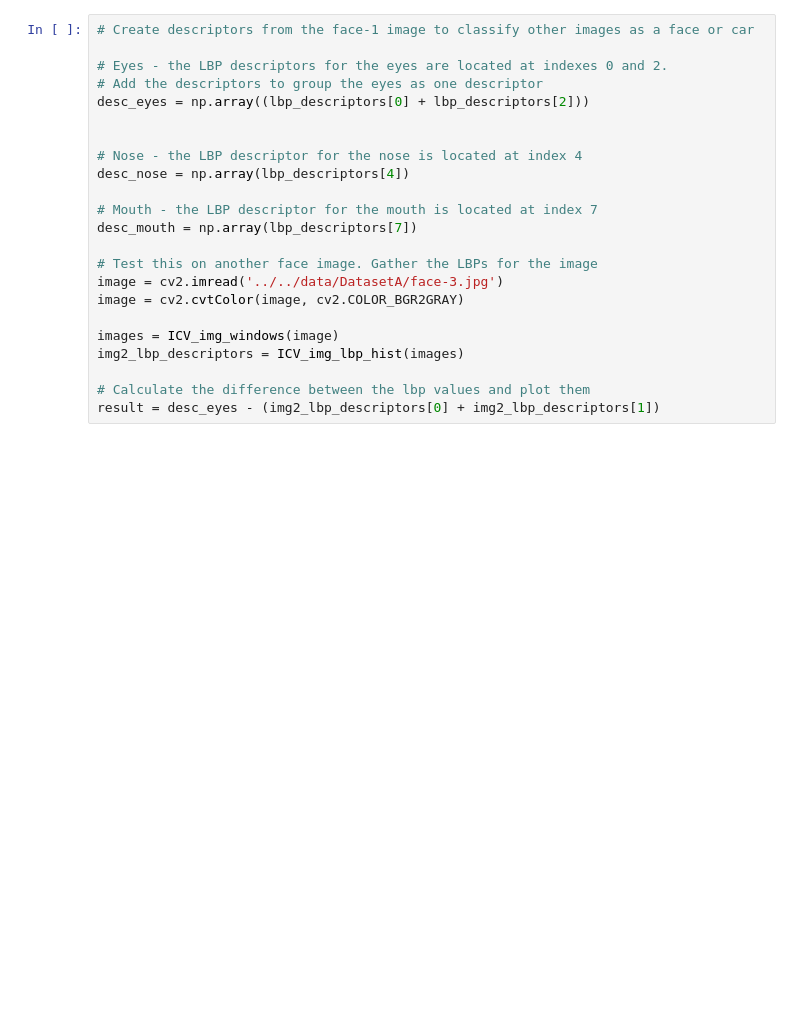
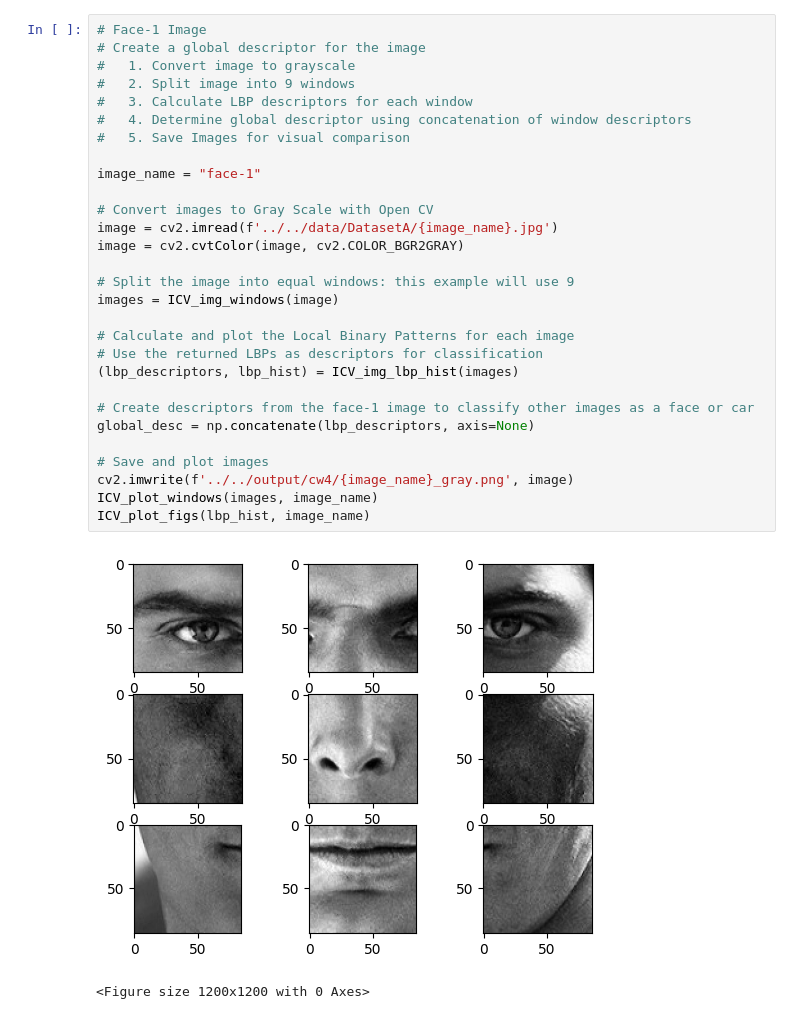
Before and after one commit to gpoell/qmul-computer-vision, a Jupyter notebook: src/cw4/main.ipynb, the cells around one changed output. Cells and saved outputs as stored; diff of their text form; blank space fills up the shorter version.

```diff
--- a/src/cw4/main.ipynb
+++ b/src/cw4/main.ipynb
@@ -32,23 +6,32 @@ plt.savefig(fname=f'../../output/cw4/face1_lbp_hists.png')
-# %%
-# Create descriptors from the face-1 image to classify other images as a face or car
-
-# Eyes - the LBP descriptors for the eyes are located at indexes 0 and 2.
-# Add the descriptors to group the eyes as one descriptor
-desc_eyes = np.array((lbp_descriptors[0] + lbp_descriptors[2]))
-
-
-# Nose - the LBP descriptor for the nose is located at index 4
-desc_nose = np.array(lbp_descriptors[4])
-
-# Mouth - the LBP descriptor for the mouth is located at index 7
-desc_mouth = np.array(lbp_descriptors[7])
-
-# Test this on another face image. Gather the LBPs for the image
-image = cv2.imread('../../data/DatasetA/face-3.jpg')
-image = cv2.cvtColor(image, cv2.COLOR_BGR2GRAY)
-
-images = ICV_img_windows(image)
-img2_lbp_descriptors = ICV_img_lbp_hist(images)
-
-# Calculate the difference between the lbp values and plot them
-result = desc_eyes - (img2_lbp_descriptors[0] + img2_lbp_descriptors[1])
+# %%
+# Face-1 Image
+# Create a global descriptor for the image
+#   1. Convert image to grayscale
+#   2. Split image into 9 windows
+#   3. Calculate LBP descriptors for each window
+#   4. Determine global descriptor using concatenation of window descriptors
+#   5. Save Images for visual comparison
+
+image_name = "face-1"
+
+# Convert images to Gray Scale with Open CV
+image = cv2.imread(f'../../data/DatasetA/{image_name}.jpg')
+image = cv2.cvtColor(image, cv2.COLOR_BGR2GRAY)
+
+# Split the image into equal windows: this example will use 9
+images = ICV_img_windows(image)
+
+# Calculate and plot the Local Binary Patterns for each image
+# Use the returned LBPs as descriptors for classification
+(lbp_descriptors, lbp_hist) = ICV_img_lbp_hist(images)
+
+# Create descriptors from the face-1 image to classify other images as a face or car
+global_desc = np.concatenate(lbp_descriptors, axis=None)
+
+# Save and plot images
+cv2.imwrite(f'../../output/cw4/{image_name}_gray.png', image)
+ICV_plot_windows(images, image_name)
+ICV_plot_figs(lbp_hist, image_name)
+# %% [output]
+[figure, added]
+<Figure size 1200x1200 with 0 Axes>
```
Also changed, not shown: parts of 9 cells of this notebook, 1 other file.
